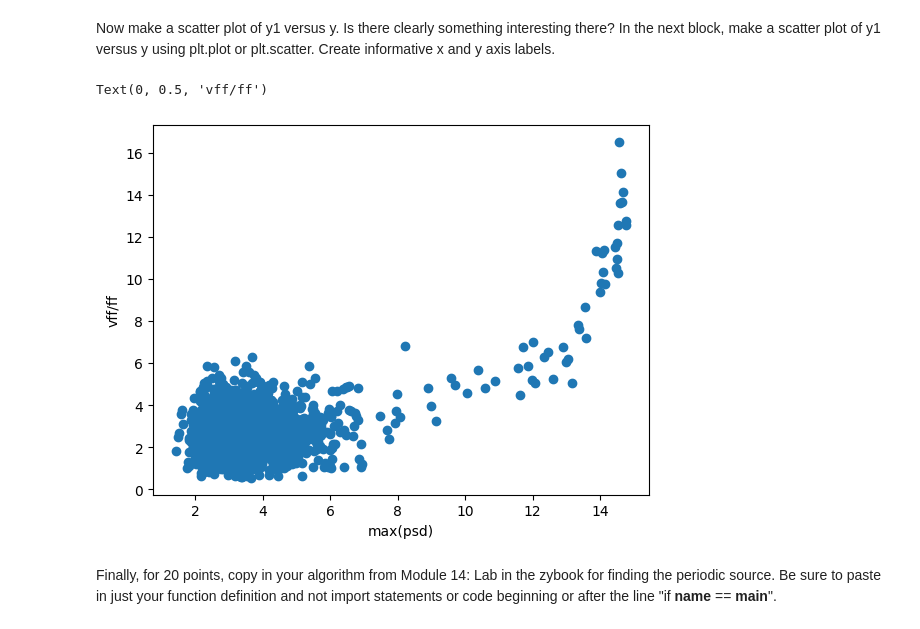
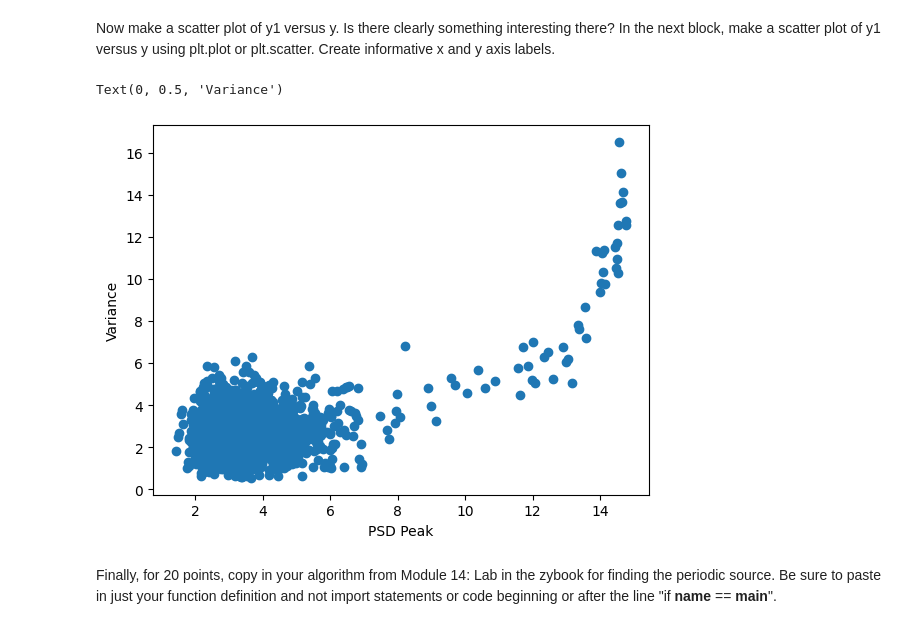
Before and after one commit to rubenavaldez/ses350_final, a Jupyter notebook: final_project_visualization_colab.ipynb, the cells around one changed output. Drawn from its saved outputs; the diff is of its cells as text; code cells hidden in the pictures.

```diff
--- a/final_project_visualization_colab.ipynb
+++ b/final_project_visualization_colab.ipynb
@@ -156,12 +156,12 @@ In the next block, make a scatter plot of y1 versus y using plt.plot or plt.scat
 # %%
 # edit this block
 # make a scatter plot of y1 versus y using plt.plot or plt.scatter.  Create informative x and y axis labels (10 points)
 plt.scatter(y1,y)
-plt.xlabel("max(psd)") #RENAME THIS ***
-plt.ylabel("vff/ff") #RENAME THIS ***
+plt.xlabel("PSD Peak") #RENAME THIS ***
+plt.ylabel("Variance") #RENAME THIS ***
 # %% [output]
-Text(0, 0.5, 'vff/ff')
+Text(0, 0.5, 'Variance')
-[figure, old version]
+[figure, new version]
 # %% [markdown]
 Finally, for 20 points, copy in your algorithm from Module 14: Lab in the zybook for finding the periodic source.
 Be sure to paste in just your function definition and not import statements or code beginning or after the line "if __name__ == __main__".
```
